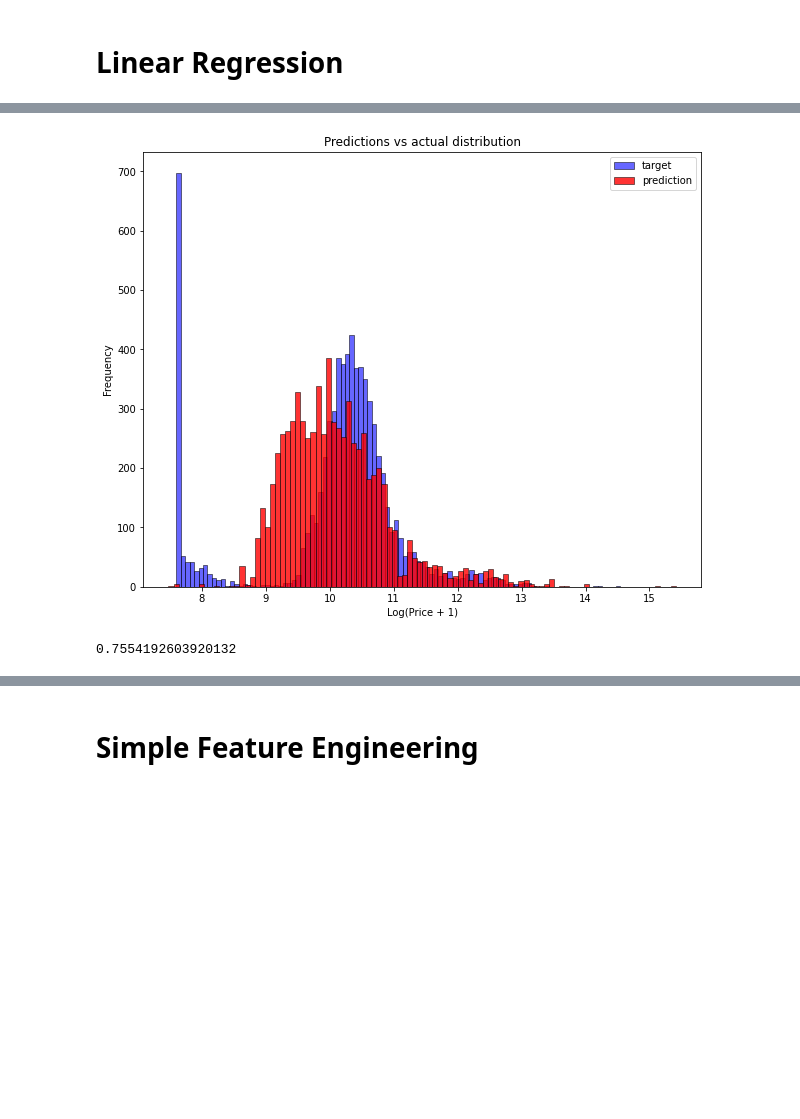
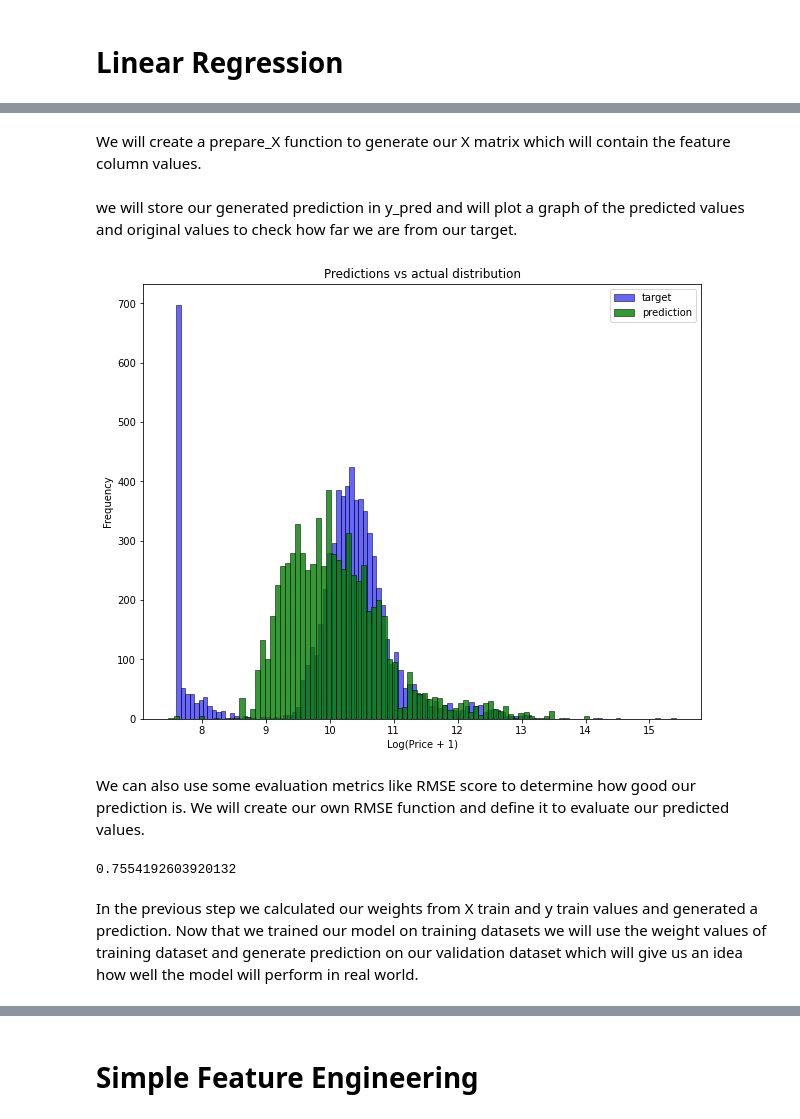
Before and after one commit to ugoswami11/ml-course-bootcamp, a Jupyter notebook: notebooks/car-price.ipynb, the cells around one changed output, grey strips where cells are left out. Cells and saved outputs as stored; diff of their text form; code cells hidden in the pictures; blank space fills up the shorter version.

```diff
--- a/notebooks/car-price.ipynb
+++ b/notebooks/car-price.ipynb
@@ -143,5 +185,7 @@ Baseline solution
 # %%
 base = ['engine_hp', 'engine_cylinders', 'highway_mpg', 'city_mpg', 'popularity']
+# %% [markdown]
+We will create a prepare_X function to generate our X matrix which will contain the feature column values.
 # %%
 def prepare_X(df):
     df_num = df[base]
@@ -150,24 +194,28 @@ def prepare_X(df):
     return X
 # %%
 X_train = prepare_X(df_train)
-w_0, w = train_linear_regression(X_train, y_train)
+w0, w = train_linear_regression(X_train, y_train)
+# %% [markdown]
+we will store our generated prediction in y_pred and will plot a graph of the predicted values and original values to check how far we are from our target.
 # %%
-y_pred = w_0 + X_train.dot(w)
+y_pred = w0 + X_train.dot(w)
 # %%
 plt.figure(figsize=(10, 8))
 
 sns.histplot(y_train, label='target', color='blue', alpha=0.6, bins=100)
-sns.histplot(y_pred, label='prediction', color='red', alpha=0.8, bins=100)
+sns.histplot(y_pred, label='prediction', color='green', alpha=0.8, bins=100)
 
 plt.legend()
 
 plt.ylabel('Frequency')
 plt.xlabel('Log(Price + 1)')
 plt.title('Predictions vs actual distribution')
 
 plt.show()
 # %% [output]
-[figure, old version]
+[figure, new version]
+# %% [markdown]
+We can also use some evaluation metrics like RMSE score to determine how good our prediction is. We will create our own RMSE function and define it to evaluate our predicted values.
 # %%
 def rmse(y, y_pred):
     error = y_pred - y
@@ -177,6 +225,8 @@ def rmse(y, y_pred):
 rmse(y_train, y_pred)
 # %% [output]
 0.7554192603920132
+# %% [markdown]
+In the previous step we calculated our weights from X train and y train values and generated a prediction. Now that we trained our model on training datasets we will use the weight values of training dataset and generate prediction on our validation dataset which will give us an idea how well the model will perform in real world.
 # %%
 X_val = prepare_X(df_val)
 y_pred = w_0 + X_val.dot(w)
```
Also changed, not shown: parts of 51 cells of this notebook.
